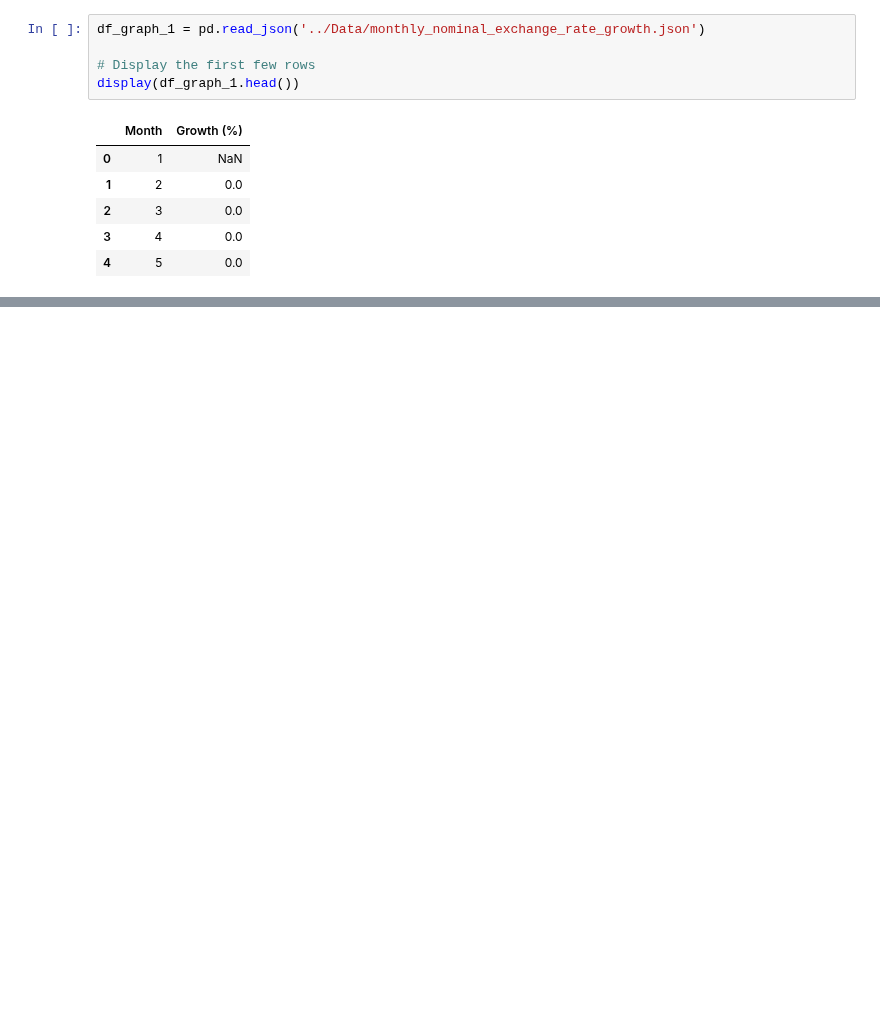
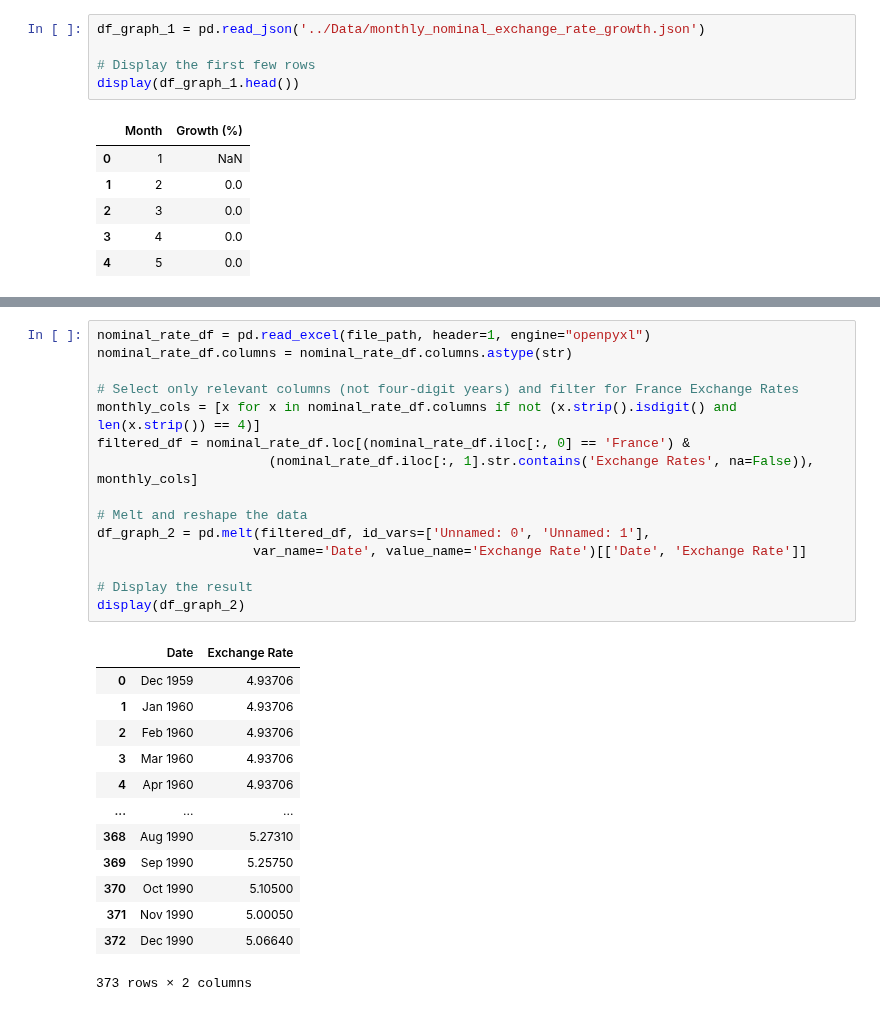
Before and after one commit to SparklyPlant/The-Grave-of-Ming, a Jupyter notebook: Code/NB1.ipynb, the cells around one changed output, grey strips where cells are left out. Cells and saved outputs as stored; diff of their text form; blank space fills up the shorter version.

Commit message:
Q5 Graph 2

```diff
--- a/Code/NB1.ipynb
+++ b/Code/NB1.ipynb
@@ -577,3 +579,32 @@ For example, when doing 'df[col].method(value, inplace=True)', try using 'df.met
 
   df_graph_1['Growth (%)'].fillna(0, inplace=True)
 <lets_plot.plot.core.PlotSpec at 0x...>
+# %%
+nominal_rate_df = pd.read_excel(file_path, header=1, engine="openpyxl")
+nominal_rate_df.columns = nominal_rate_df.columns.astype(str)
+
+# Select only relevant columns (not four-digit years) and filter for France Exchange Rates
+monthly_cols = [x for x in nominal_rate_df.columns if not (x.strip().isdigit() and len(x.strip()) == 4)]
+filtered_df = nominal_rate_df.loc[(nominal_rate_df.iloc[:, 0] == 'France') &
+                      (nominal_rate_df.iloc[:, 1].str.contains('Exchange Rates', na=False)), monthly_cols]
+
+# Melt and reshape the data
+df_graph_2 = pd.melt(filtered_df, id_vars=['Unnamed: 0', 'Unnamed: 1'],
+                    var_name='Date', value_name='Exchange Rate')[['Date', 'Exchange Rate']]
+
+# Display the result
+display(df_graph_2)
+# %% [output]
+|  | Date | Exchange Rate |
+| 0 | Dec 1959 | 4.93706 |
+| 1 | Jan 1960 | 4.93706 |
+| 2 | Feb 1960 | 4.93706 |
+| 3 | Mar 1960 | 4.93706 |
+| 4 | Apr 1960 | 4.93706 |
+| ... | ... | ... |
+| 368 | Aug 1990 | 5.27310 |
+| 369 | Sep 1990 | 5.25750 |
+| 370 | Oct 1990 | 5.10500 |
+| 371 | Nov 1990 | 5.00050 |
+| 372 | Dec 1990 | 5.06640 |
+373 rows × 2 columns
```
Also changed, not shown: parts of 3 cells of this notebook.
